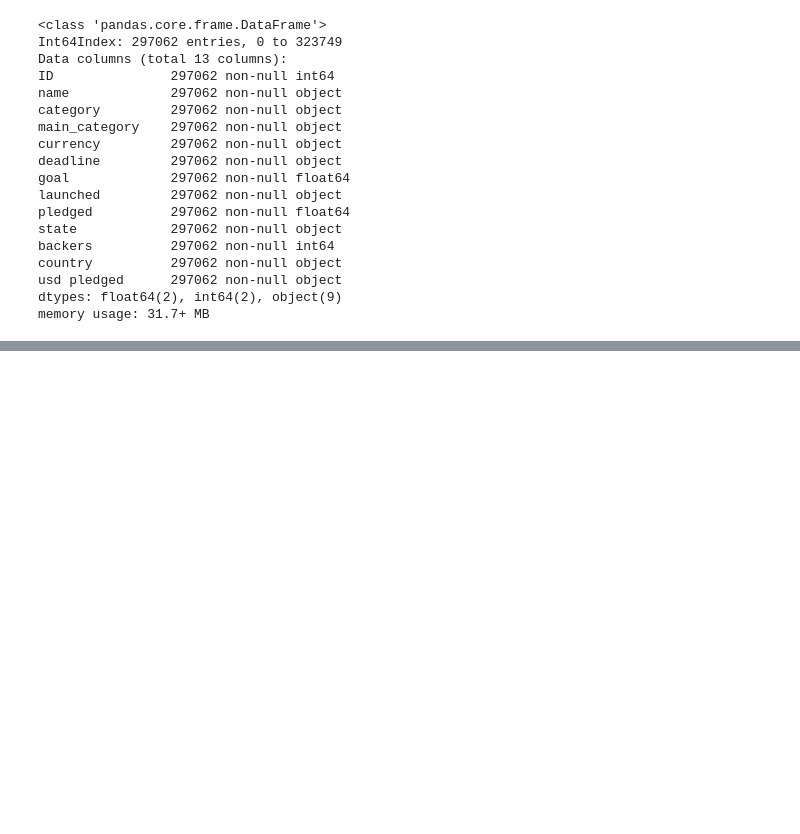
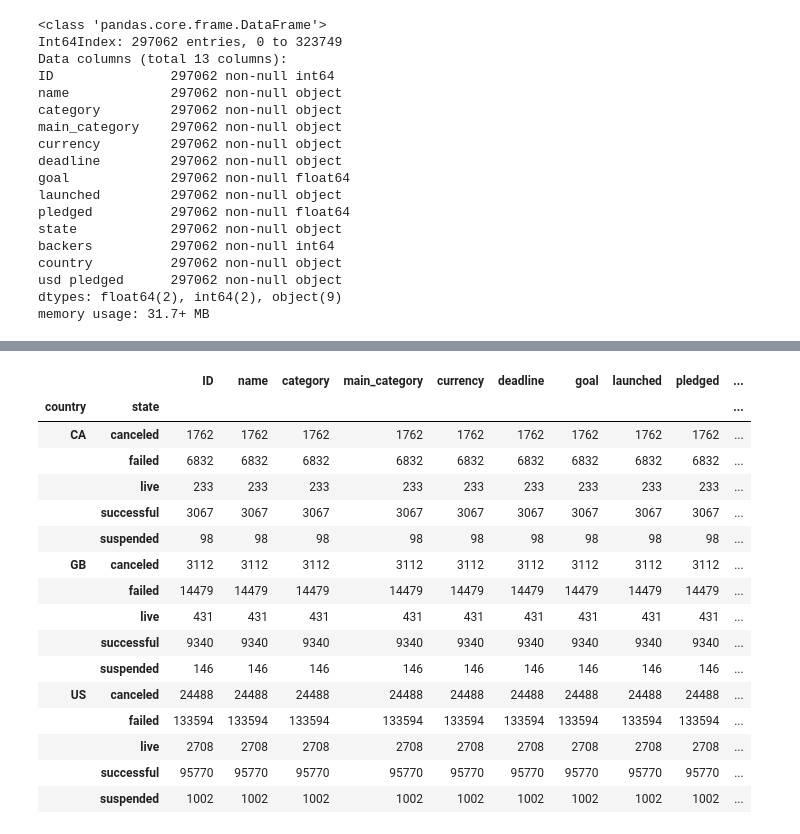
Before and after one commit to JonBebi/Kickfinisher, a Jupyter notebook: Untitled.ipynb, the cells around one changed output, grey strips where cells are left out. Cells and saved outputs as stored; diff of their text form; code cells hidden in the pictures; blank space fills up the shorter version.

```diff
--- a/Untitled.ipynb
+++ b/Untitled.ipynb
@@ -250,3 +250,8 @@ country          297062 non-null object
 usd pledged      297062 non-null object
 dtypes: float64(2), int64(2), object(9)
 memory usage: 31.7+ MB
+# %%
+df['deadline'] = pd.to_datetime(df['deadline']).dt.date
+df['launched'] = pd.to_datetime(df['launched']).dt.date
+# %%
+df['time_days'] = df['deadline'] - df['launched']
@@ -252,0 +267,2 @@ memory usage: 31.7+ MB
+# %%
+df['time_days'] = df['time_days'].dt.days
@@ -252,0 +278,2 @@ memory usage: 31.7+ MB
+# %%
+df['launched'] = df['launched'].apply(lambda d: d.month)
@@ -252,0 +289,20 @@ memory usage: 31.7+ MB
+# %%
+df.groupby(['country', 'state']).count()
+# %% [output]
+|  |  | ID | name | category | main_category | currency | deadline | goal | launched | pledged | ... |
+| country | state |  |  |  |  |  |  |  |  |  | ... |
+| CA | canceled | 1762 | 1762 | 1762 | 1762 | 1762 | 1762 | 1762 | 1762 | 1762 | ... |
+|  | failed | 6832 | 6832 | 6832 | 6832 | 6832 | 6832 | 6832 | 6832 | 6832 | ... |
+|  | live | 233 | 233 | 233 | 233 | 233 | 233 | 233 | 233 | 233 | ... |
+|  | successful | 3067 | 3067 | 3067 | 3067 | 3067 | 3067 | 3067 | 3067 | 3067 | ... |
+|  | suspended | 98 | 98 | 98 | 98 | 98 | 98 | 98 | 98 | 98 | ... |
+| GB | canceled | 3112 | 3112 | 3112 | 3112 | 3112 | 3112 | 3112 | 3112 | 3112 | ... |
+|  | failed | 14479 | 14479 | 14479 | 14479 | 14479 | 14479 | 14479 | 14479 | 14479 | ... |
+|  | live | 431 | 431 | 431 | 431 | 431 | 431 | 431 | 431 | 431 | ... |
+|  | successful | 9340 | 9340 | 9340 | 9340 | 9340 | 9340 | 9340 | 9340 | 9340 | ... |
+|  | suspended | 146 | 146 | 146 | 146 | 146 | 146 | 146 | 146 | 146 | ... |
+| US | canceled | 24488 | 24488 | 24488 | 24488 | 24488 | 24488 | 24488 | 24488 | 24488 | ... |
+|  | failed | 133594 | 133594 | 133594 | 133594 | 133594 | 133594 | 133594 | 133594 | 133594 | ... |
+|  | live | 2708 | 2708 | 2708 | 2708 | 2708 | 2708 | 2708 | 2708 | 2708 | ... |
+|  | successful | 95770 | 95770 | 95770 | 95770 | 95770 | 95770 | 95770 | 95770 | 95770 | ... |
+|  | suspended | 1002 | 1002 | 1002 | 1002 | 1002 | 1002 | 1002 | 1002 | 1002 | ... |
```
Also changed, not shown: parts of 6 cells of this notebook.
